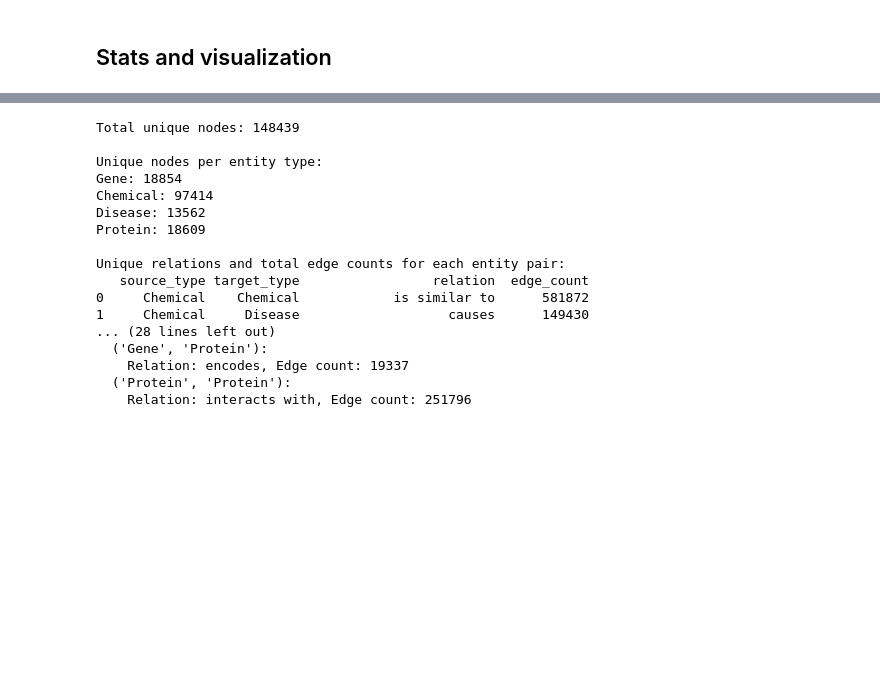
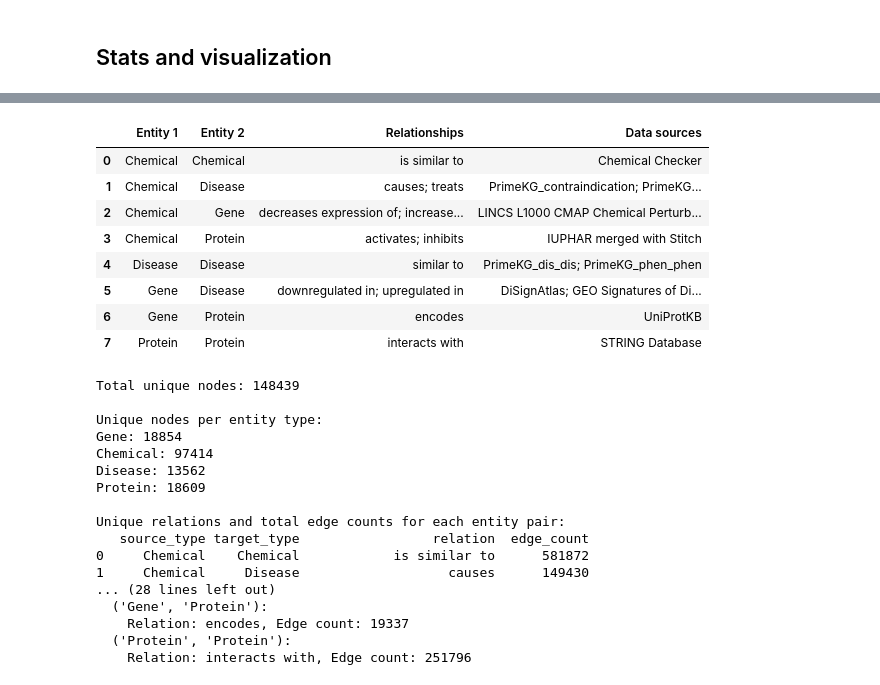
Before and after one commit to mmottaqii/KG-DrugDiscovery, a Jupyter notebook: scripts/kg_preprocessing_2.ipynb, the cells around one changed output, grey strips where cells are left out. Cells and saved outputs as stored; diff of their text form; code cells hidden in the pictures; blank space fills up the shorter version.

```diff
--- a/scripts/kg_preprocessing_2.ipynb
+++ b/scripts/kg_preprocessing_2.ipynb
@@ -2450,0 +2469,35 @@ kg_df_clean.to_csv("/home/vmottaqi/kg/kg_versions/KG_edges_V_benchmark_updated_A
+# %%
+# 1. Group by the entity‐type pair and aggregate.
+summary = (
+    df
+    .groupby(['source_type', 'target_type'])
+    .agg(
+        Relationships=('relation', lambda rels: '; '.join(sorted(set(rels)))),
+        Data_sources=('dataset', lambda dsets: '; '.join(sorted(set(dsets))))
+    )
+    .reset_index()
+)
+
+# 2. Rename columns to the requested names.
+summary = summary.rename(columns={
+    'source_type': 'Entity 1',
+    'target_type': 'Entity 2',
+    'Relationships': 'Relationships',
+    'Data_sources': 'Data sources'
+})
+
+# 3. Preview or export.
+summary
+
+# Optionally, to save to CSV:
+# summary.to_csv("kg_summary.csv", index=False)
+# %% [output]
+|  | Entity 1 | Entity 2 | Relationships | Data sources |
+| 0 | Chemical | Chemical | is similar to | Chemical Checker |
+| 1 | Chemical | Disease | causes; treats | PrimeKG_contraindication; PrimeKG... |
+| 2 | Chemical | Gene | decreases expression of; increase... | LINCS L1000 CMAP Chemical Perturb... |
+| 3 | Chemical | Protein | activates; inhibits | IUPHAR merged with Stitch |
+| 4 | Disease | Disease | similar to | PrimeKG_dis_dis; PrimeKG_phen_phen |
+| 5 | Gene | Disease | downregulated in; upregulated in | DiSignAtlas; GEO Signatures of Di... |
+| 6 | Gene | Protein | encodes | UniProtKB |
+| 7 | Protein | Protein | interacts with | STRING Database |
```
Also changed, not shown: parts of 4 cells of this notebook.
